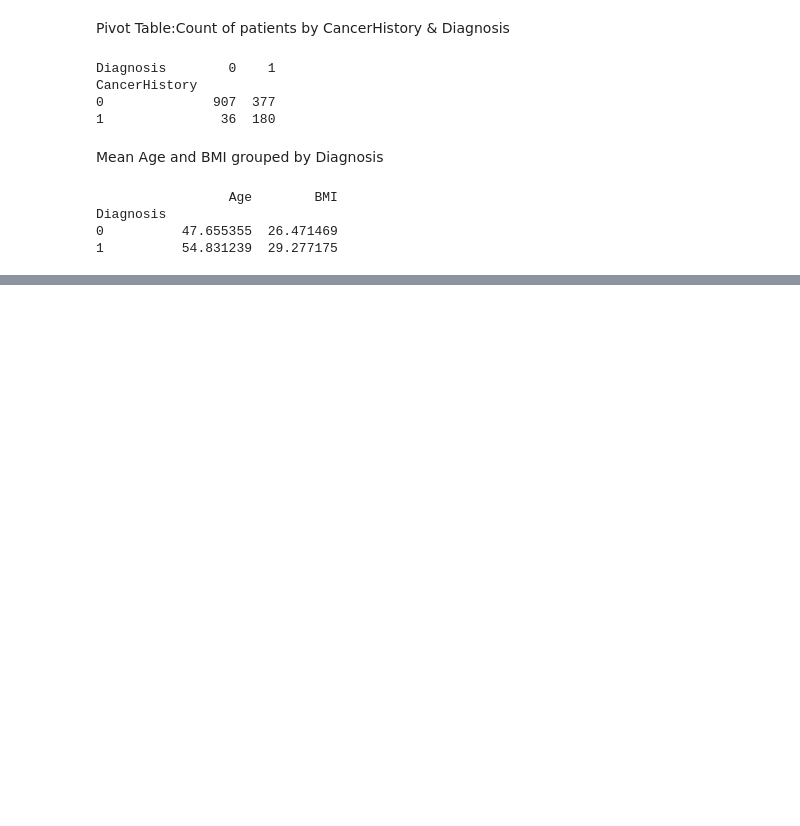
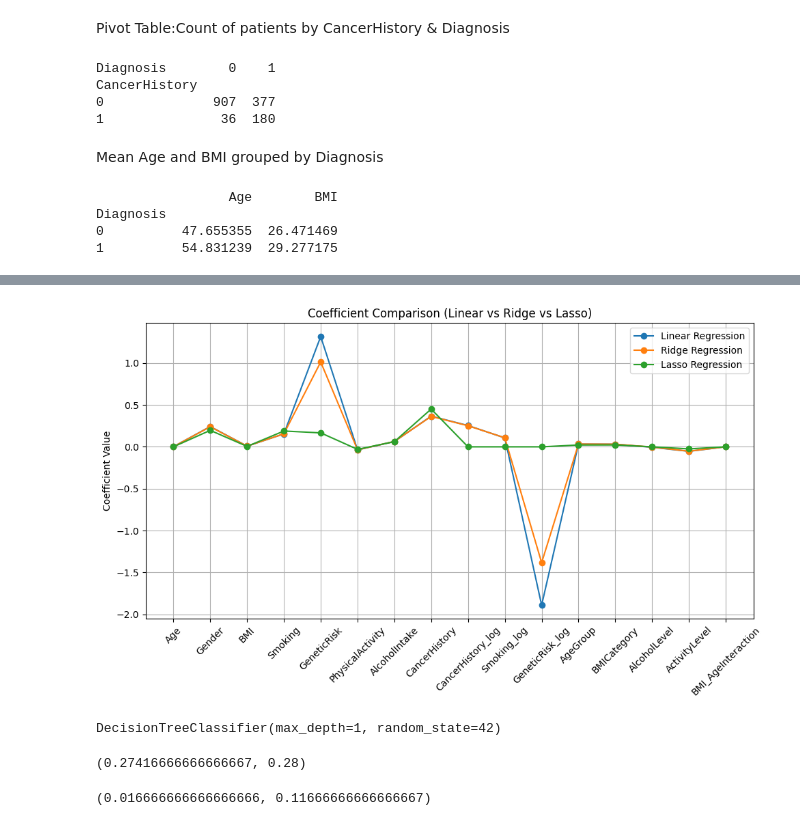
Before and after one commit to Savindi2002/Canser-Prediction-Analysis, a Jupyter notebook: notebooks/cancer_prediction.ipynb, the cells around one changed output, grey strips where cells are left out. Cells and saved outputs as stored; diff of their text form; code cells hidden in the pictures; blank space fills up the shorter version.

```diff
--- a/notebooks/cancer_prediction.ipynb
+++ b/notebooks/cancer_prediction.ipynb
@@ -597,0 +647,10 @@ ValueError: could not convert string to float: 'Adult'
+# %%
+coef_df = pd.DataFrame({
+    "Feature": X.columns,
+    "Linear": lin.coef_,
+    "Ridge": ridge.coef_,
+    "Lasso": lasso.coef_
+})
+
+print("\nCoefficient Comparison:")
+print(coef_df)
@@ -597,0 +689,21 @@ ValueError: could not convert string to float: 'Adult'
+# %%
+plt.figure(figsize=(10, 6))
+
+plt.plot(coef_df["Feature"], coef_df["Linear"], marker='o', label="Linear Regression")
+plt.plot(coef_df["Feature"], coef_df["Ridge"], marker='o', label="Ridge Regression")
+plt.plot(coef_df["Feature"], coef_df["Lasso"], marker='o', label="Lasso Regression")
+
+plt.xticks(rotation=45)
+plt.title("Coefficient Comparison (Linear vs Ridge vs Lasso)")
+plt.ylabel("Coefficient Value")
+plt.legend()
+plt.grid(True)
+plt.tight_layout()
+plt.show()
+# %% [output]
+[figure, added]
+# %%
+tree_depth1=DecisionTreeClassifier(max_depth=1,random_state=42)
+tree_depth1.fit(X_train,y_train)
+# %% [output]
+DecisionTreeClassifier(max_depth=1, random_state=42)
@@ -597,0 +713,23 @@ ValueError: could not convert string to float: 'Adult'
+# %%
+train_error1=mean_squared_error(y_train,y_train_pred1)
+test_error1=mean_squared_error(y_test,y_test_pred1)
+
+train_error1,test_error1
+# %% [output]
+(0.27416666666666667, 0.28)
+# %%
+# Model depth = 10
+tree_depth10 = DecisionTreeClassifier(max_depth=10, random_state=42)
+tree_depth10.fit(X_train, y_train)
+
+# Predictions
+y_train_pred10 = tree_depth10.predict(X_train)
+y_test_pred10  = tree_depth10.predict(X_test)
+
+# Errors
+train_error10 = mean_squared_error(y_train, y_train_pred10)
+test_error10 = mean_squared_error(y_test, y_test_pred10)
+
+train_error10, test_error10
+# %% [output]
+(0.016666666666666666, 0.11666666666666667)
```
Also changed, not shown: parts of 18 cells of this notebook.
